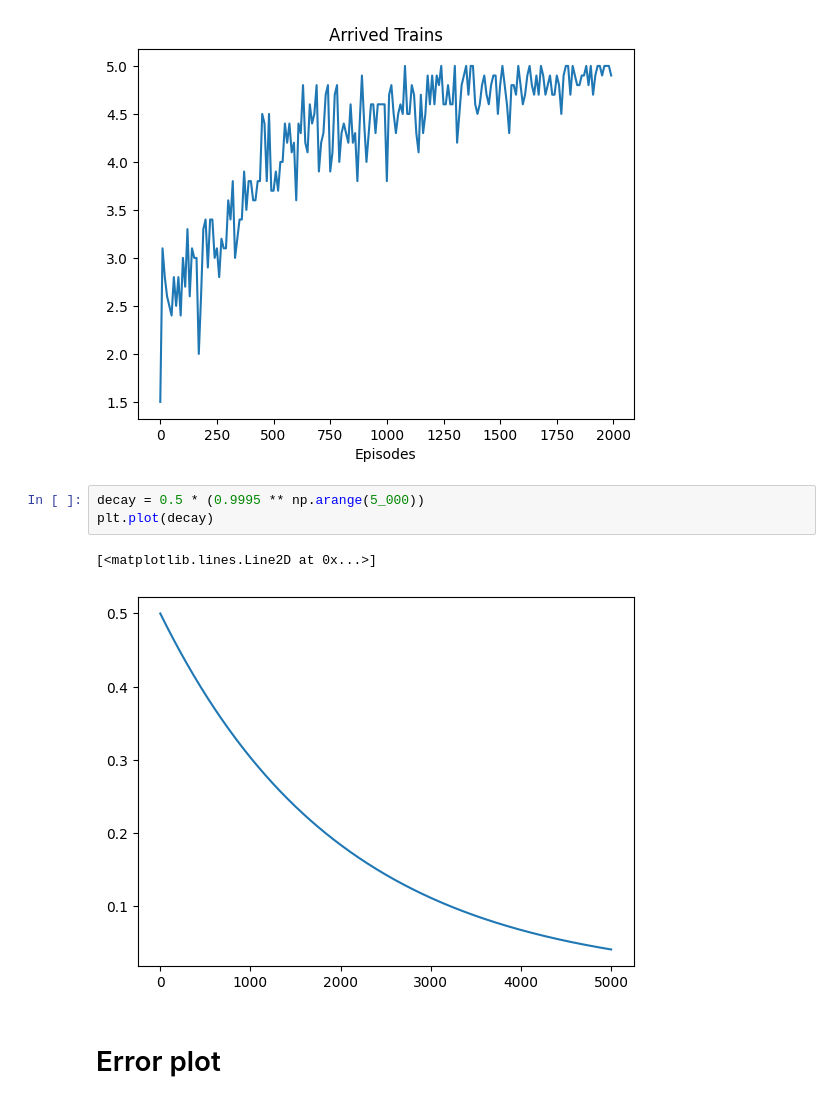
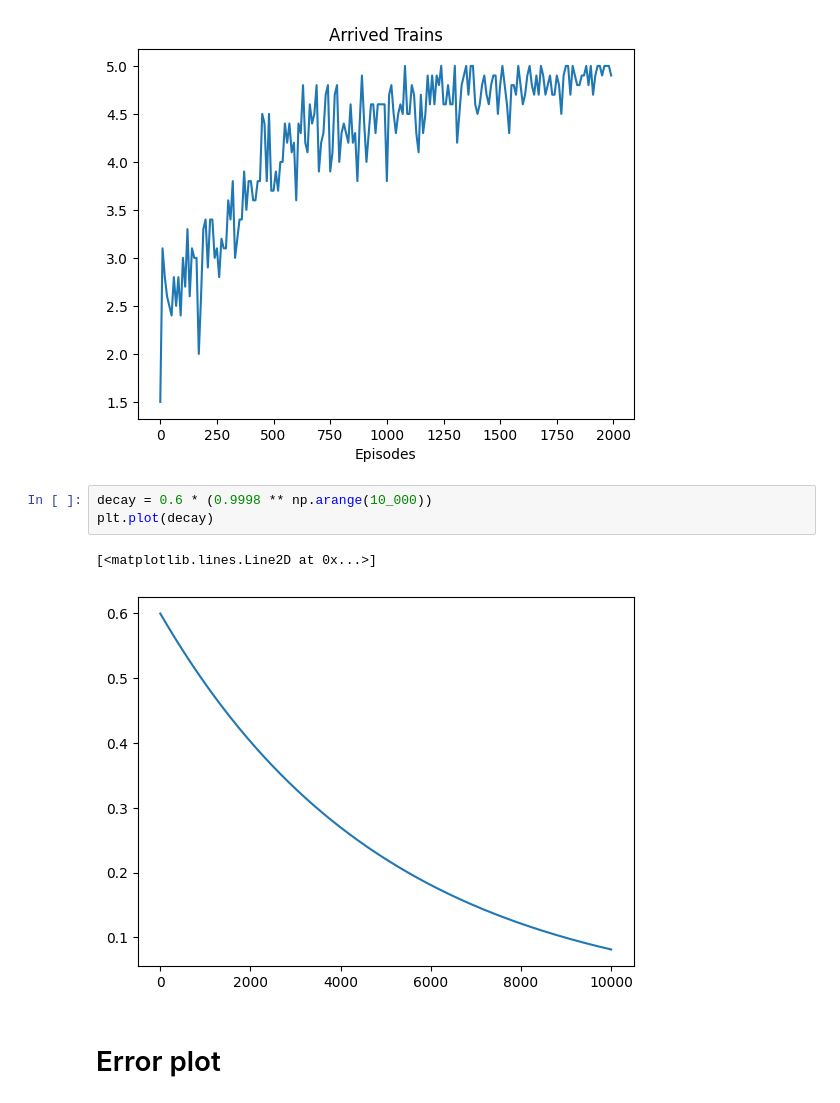
Before and after one commit to gvlos/SwitchFL, a Jupyter notebook: plot.ipynb, the cells around one changed output. Saved outputs shown, nothing was run; the diff lists cells and outputs as text.

```diff
--- a/plot.ipynb
+++ b/plot.ipynb
@@ -51,11 +51,11 @@ plt.xlabel('Episodes')
 Text(0.5, 0, 'Episodes')
 [figure]
 # %%
-decay = 0.5 * (0.9995 ** np.arange(5_000))
+decay = 0.6 * (0.9998 ** np.arange(10_000))
 plt.plot(decay)
 # %% [output]
 [<matplotlib.lines.Line2D at 0x...>]
-[figure, old version]
+[figure, new version]
 # %% [markdown]
 # Error plot
 # %%
```
Also changed, not shown: parts of 4 cells of this notebook, 2 other files.
